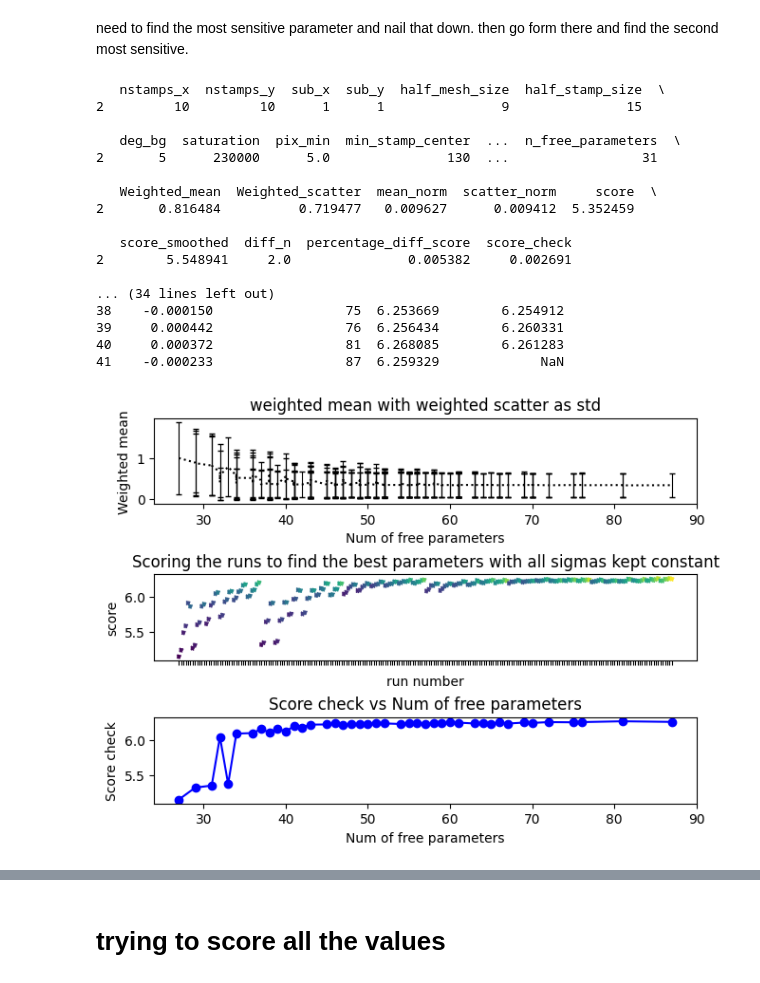
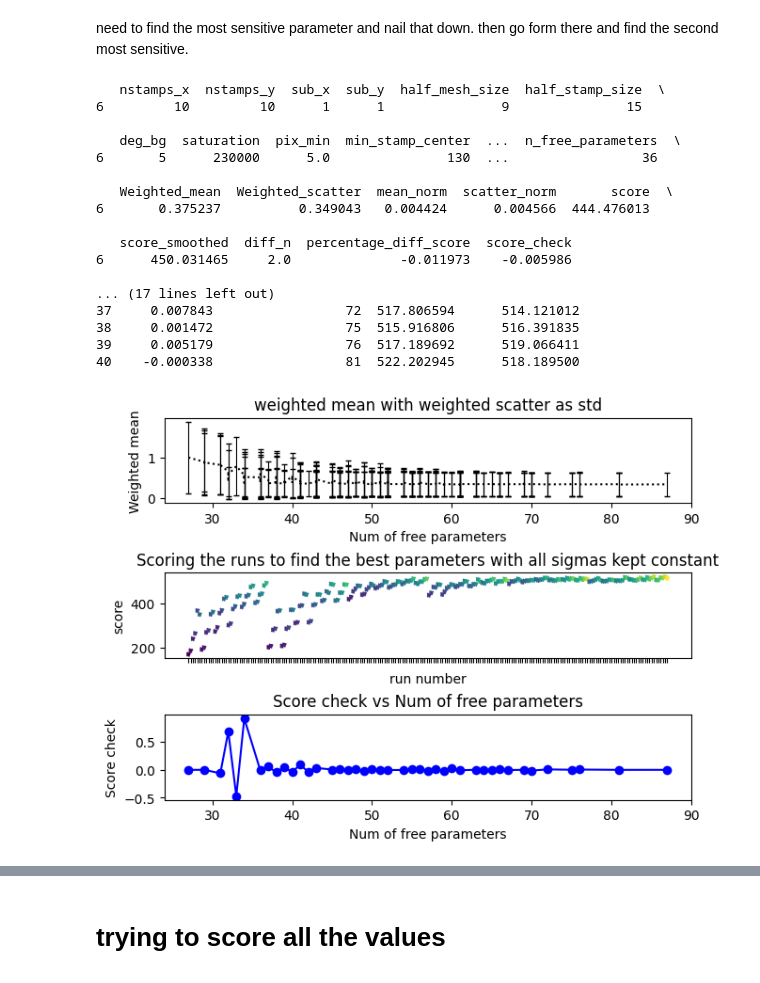
Before and after one commit to damianfrench/Physics-3rd-year-DIA-Lab, a Jupyter notebook: mean_scatter.ipynb, the cells around one changed output, grey strips where cells are left out. Drawn from its saved outputs; the diff is of its cells as text; code cells hidden in the pictures.

Commit message:
sorted function to find best parameters

```diff
--- a/mean_scatter.ipynb
+++ b/mean_scatter.ipynb
@@ -298,7 +298,8 @@ config_plus_meanScatter_df_sorted = merged
 
 # config_plus_meanScatter_df_sorted['score']=(1/config_plus_meanScatter_df_sorted['mean_norm']+1/config_plus_meanScatter_df_sorted['scatter_norm'])*np.exp(-config_plus_meanScatter_df_sorted['n_free_parameters']/100)
 
-config_plus_meanScatter_df_sorted['score']=(1/config_plus_meanScatter_df_sorted['mean_norm']+1/config_plus_meanScatter_df_sorted['scatter_norm'])-(config_plus_meanScatter_df_sorted['n_free_parameters'])/(100-config_plus_meanScatter_df_sorted['n_free_parameters'])
+config_plus_meanScatter_df_sorted['score']=(1/config_plus_meanScatter_df_sorted['mean_norm']+1/config_plus_meanScatter_df_sorted['scatter_norm'])-(config_plus_meanScatter_df_sorted['n_free_parameters']/(100-config_plus_meanScatter_df_sorted['n_free_parameters']))
+
 
 # config_plus_meanScatter_df_sorted['score']=np.log1p(1/config_plus_meanScatter_df_sorted['mean_norm']+1/config_plus_meanScatter_df_sorted['scatter_norm'])
 
@@ -315,7 +316,7 @@ best_per_n = (
 )
 
 best_per_n['diff_n'] = best_per_n['n_free_parameters'].diff()
-best_per_n['percentage_diff_score'] = best_per_n['score'].pct_change()
+best_per_n['percentage_diff_score'] = best_per_n['score_smoothed'].pct_change()
 
 best_per_n['score_check'] = best_per_n['percentage_diff_score'] / best_per_n['diff_n']
 
@@ -330,56 +331,49 @@ print(best_per_n[(best_per_n['score_check'] < 0.01) & (best_per_n['score_check']
 ax[2].set_xlabel('Num of free parameters')
 ax[2].set_ylabel('Score check')
 ax[2].set_title('Score check vs Num of free parameters')
-# ax[2].plot(
-#     best_per_n['n_free_parameters'],
-#     best_per_n['score_check'],
-#     marker='o',
-#     linestyle='-',
-#     color='blue'
-# )
 ax[2].plot(
     best_per_n['n_free_parameters'],
-    best_per_n['score'],
+    best_per_n['score_check'],
     marker='o',
     linestyle='-',
     color='blue'
 )
 
 
 def Plotting_score(ax,df,color='black'):
     x = df.index
     viridis=plt.colormaps['viridis']
     ax.scatter(
         x, df['score'],
         marker='.',
         linestyle='dotted',cmap=viridis,
         c=df['n_free_parameters']
 )
 
 ax[1].set_xlabel('run number')
 ax[1].set_ylabel('score')
 ax[1].set_xticklabels([])
 ax[1].set_title('Scoring the runs to find the best parameters with all sigmas kept constant')
 
 Plotting_score(ax[1],config_plus_meanScatter_df_sorted)
 # plt.colorbar(cmap='viridis',ax=ax[0])
 best=config_plus_meanScatter_df_sorted.loc[config_plus_meanScatter_df_sorted['score'].idxmax()]
 # %% [output]
    nstamps_x  nstamps_y  sub_x  sub_y  half_mesh_size  half_stamp_size  \
-2         10         10      1      1               9               15
+6         10         10      1      1               9               15
 
    deg_bg  saturation  pix_min  min_stamp_center  ...  n_free_parameters  \
-2       5      230000      5.0               130  ...                 31
+6       5      230000      5.0               130  ...                 36
 
-   Weighted_mean  Weighted_scatter  mean_norm  scatter_norm     score  \
-2       0.816484          0.719477   0.009627      0.009412  5.352459
+   Weighted_mean  Weighted_scatter  mean_norm  scatter_norm       score  \
+6       0.375237          0.349043   0.004424      0.004566  444.476013
 
    score_smoothed  diff_n  percentage_diff_score  score_check
-2        5.548941     2.0               0.005382     0.002691
+6      450.031465     2.0              -0.011973    -0.005986
 
-... (34 lines left out)
-38    -0.000150                 75  6.253669        6.254912
-39     0.000442                 76  6.256434        6.260331
-40     0.000372                 81  6.268085        6.261283
-41    -0.000233                 87  6.259329             NaN
+... (17 lines left out)
+37     0.007843                 72  517.806594      514.121012
+38     0.001472                 75  515.916806      516.391835
+39     0.005179                 76  517.189692      519.066411
+40    -0.000338                 81  522.202945      518.189500
-[figure, old version]
+[figure, new version]
```
Also changed, not shown: parts of 2 cells of this notebook.
